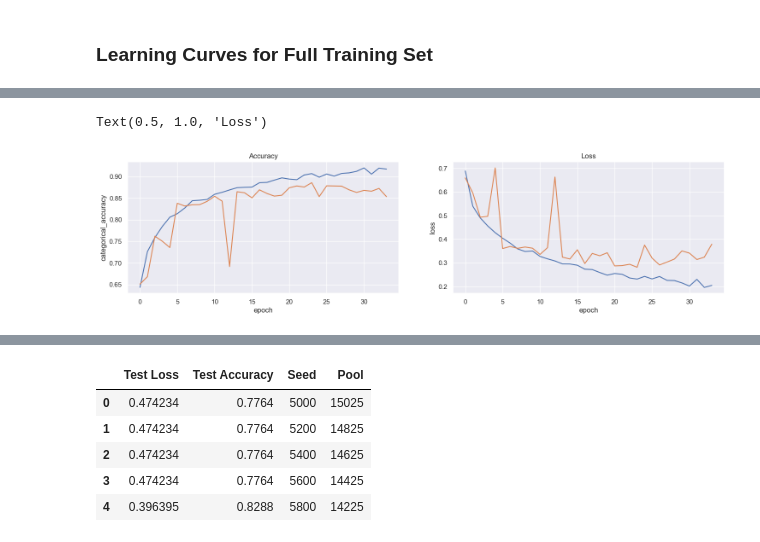
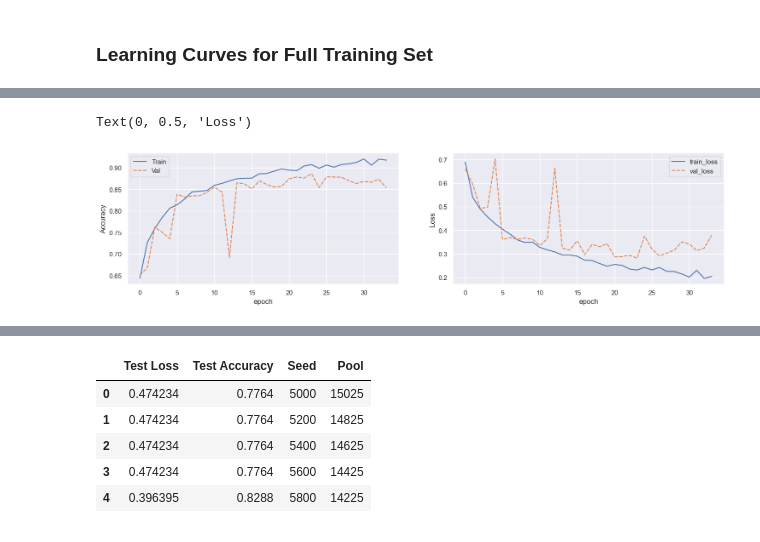
Before and after one commit to Arindam75/ActiveLearning, a Jupyter notebook: 03_Evaluation.ipynb, the cells around one changed output, grey strips where cells are left out. Drawn from its saved outputs; the diff is of its cells as text; code cells hidden in the pictures.

```diff
--- a/03_Evaluation.ipynb
+++ b/03_Evaluation.ipynb
@@ -19,18 +23,18 @@ df_full.head()
 | 2 | 2 | 0.758936 | 0.490306 | 0.762020 | 0.493379 |
 | 3 | 3 | 0.784744 | 0.456317 | 0.750303 | 0.497266 |
 | 4 | 4 | 0.806010 | 0.427856 | 0.735758 | 0.702069 |
-# %%
-fig1, ax1 = plt.subplots(1,2,figsize=(18, 4))
-
-sns.lineplot(x=df_full['epoch'], y=df_full['categorical_accuracy'], data=df_full, ax = ax1[0])
-sns.lineplot(x=df_full['epoch'], y=df_full['val_categorical_accuracy'], data=df_full, ax = ax1[0])
-ax1[0].set_title('Accuracy')
-
-sns.lineplot(x=df_full['epoch'], y=df_full['loss'], data=df_full, ax = ax1[1])
-sns.lineplot(x=df_full['epoch'], y=df_full['val_loss'], data=df_full, ax = ax1[1])
-ax1[1].set_title('Loss')
-# %% [output]
-Text(0.5, 1.0, 'Loss')
-[figure, removed]
+# %%
+fig1, ax1 = plt.subplots(1,2,figsize=(18, 4))
+
+sns.lineplot(data = df_full[['Train','Val']], ax = ax1[0])
+ax1[0].set_xlabel('epoch')
+ax1[0].set_ylabel('Accuracy')
+
+sns.lineplot(data = df_full[['train_loss','val_loss']], ax = ax1[1])
+ax1[1].set_xlabel('epoch')
+ax1[1].set_ylabel('Loss')
+# %% [output]
+Text(0, 0.5, 'Loss')
+[figure, added]
 # %%
 df_al = pd.read_csv('./logger/trainlog_al.csv')
```
Also changed, not shown: parts of 6 cells of this notebook, 4 other files.
